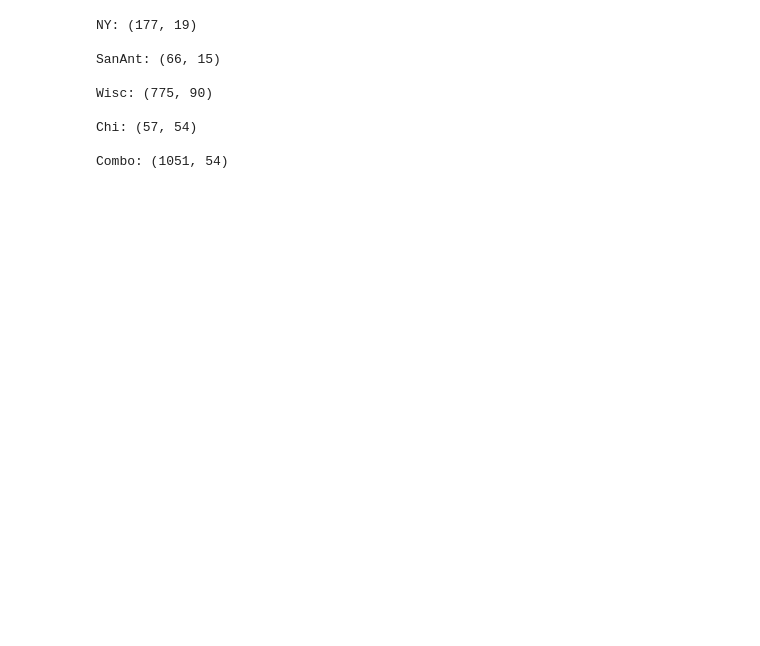
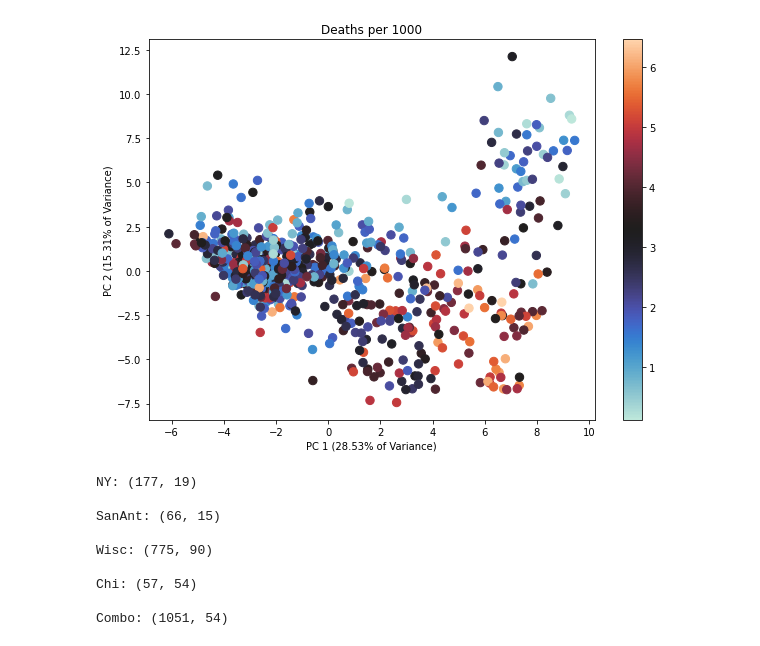
Before and after one commit to uic-cs418/modeling-the-pandemic, a Jupyter notebook: ML_analyses.ipynb, the cells around one changed output. Saved outputs shown, nothing was run; the diff lists cells and outputs as text; code cells hidden in the pictures; blank space fills up the shorter version.

```diff
--- a/ML_analyses.ipynb
+++ b/ML_analyses.ipynb
@@ -51,3 +83,7 @@ X_train, X_test, y_train, y_test = trim_and_split(getdata())
+# %%
+plot_pca(xpca2, pca2, y_train, "Deaths per 1000")
+# %% [output]
+[figure, added]
 # %%
 print("NY:", newyork.shape, "\n")
 print("SanAnt:", sanantonio.shape, "\n")
```
Also changed, not shown: parts of 5 cells of this notebook.
